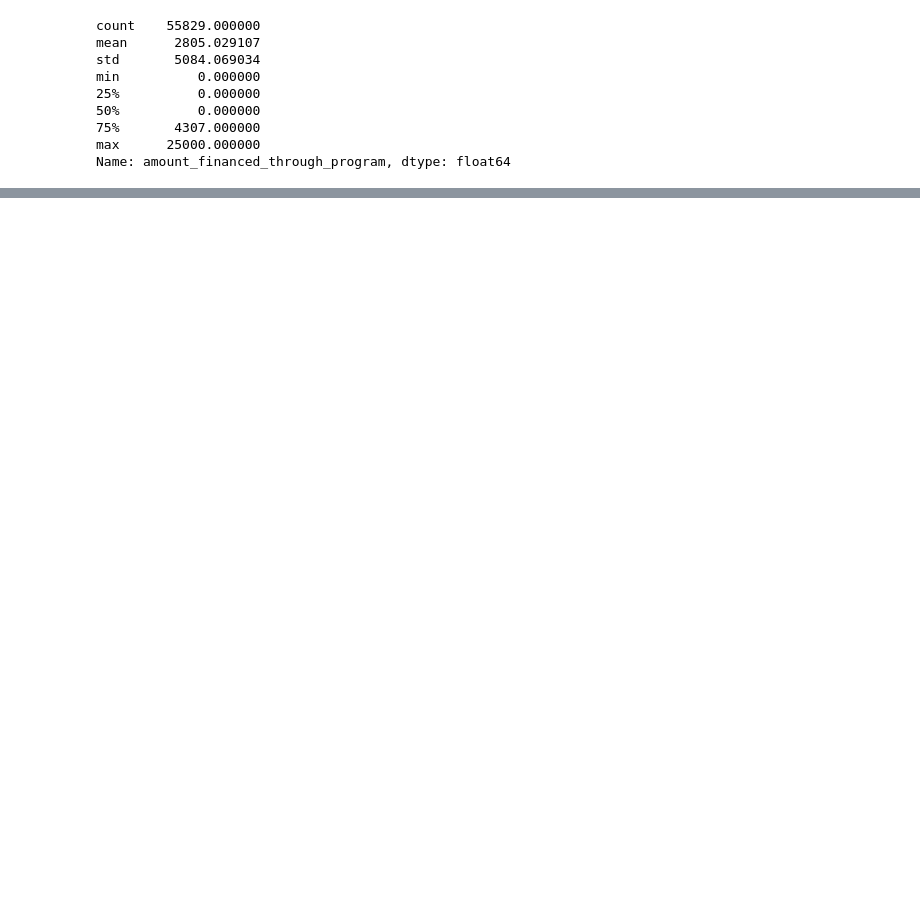
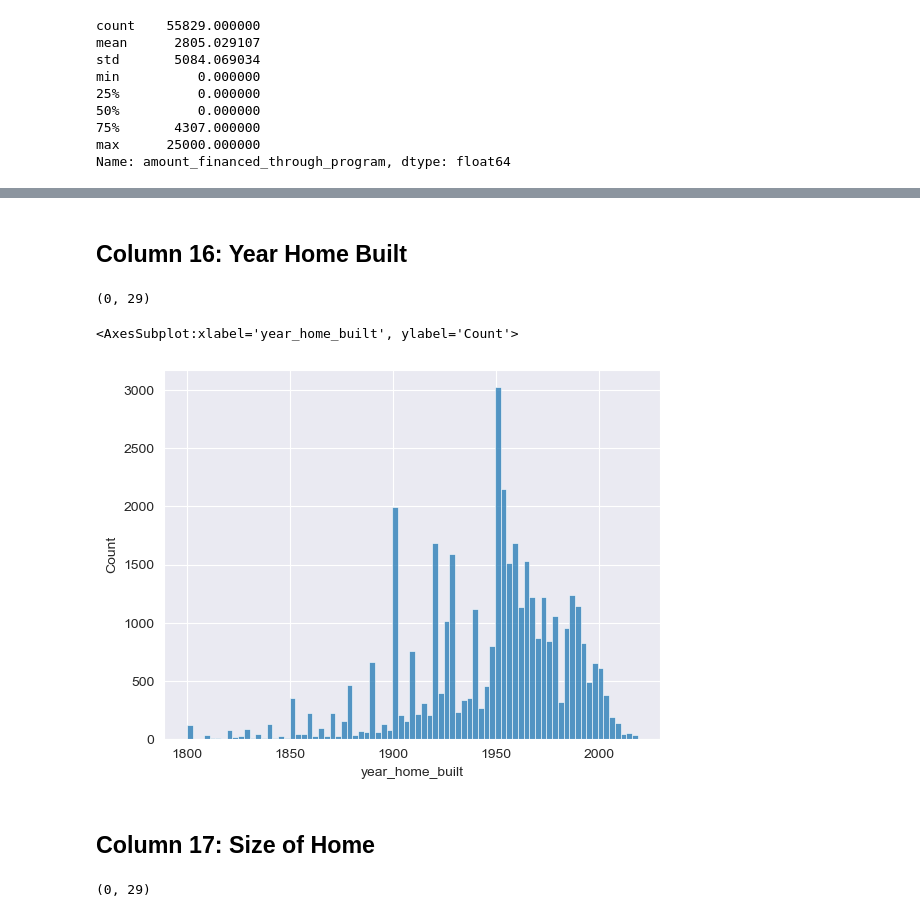
Before and after one commit to Phylanxy/IH_Midterm_Project, a Jupyter notebook: Midterm_project.ipynb, the cells around one changed output, grey strips where cells are left out. Cells and saved outputs as stored; diff of their text form; code cells hidden in the pictures; blank space fills up the shorter version.

```diff
--- a/Midterm_project.ipynb
+++ b/Midterm_project.ipynb
@@ -233,0 +333,18 @@ df["new_georeferenced_column"][0]
+# %% [markdown]
+## Column 16: Year Home Built
+# %%
+df[df["year_home_built"].isna()].shape
+# %% [output]
+(0, 29)
+# %%
+import seaborn as sns
+sns.histplot(df["year_home_built"])
+# %% [output]
+<AxesSubplot:xlabel='year_home_built', ylabel='Count'>
+[figure, added]
+# %% [markdown]
+## Column 17: Size of Home
+# %%
+df[df["size_of_home"].isna()].shape
+# %% [output]
+(0, 29)
```
Also changed, not shown: parts of 90 cells of this notebook.
